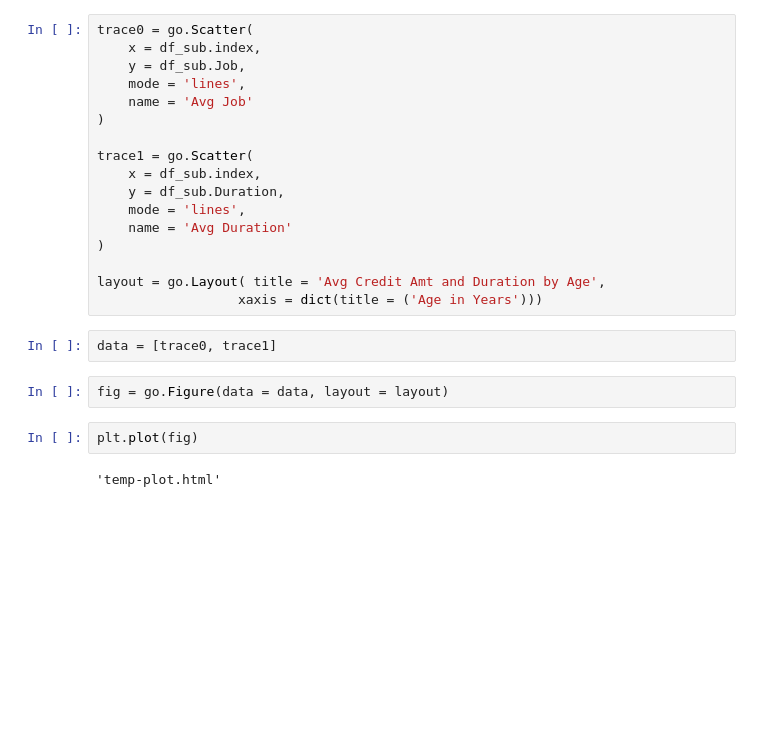
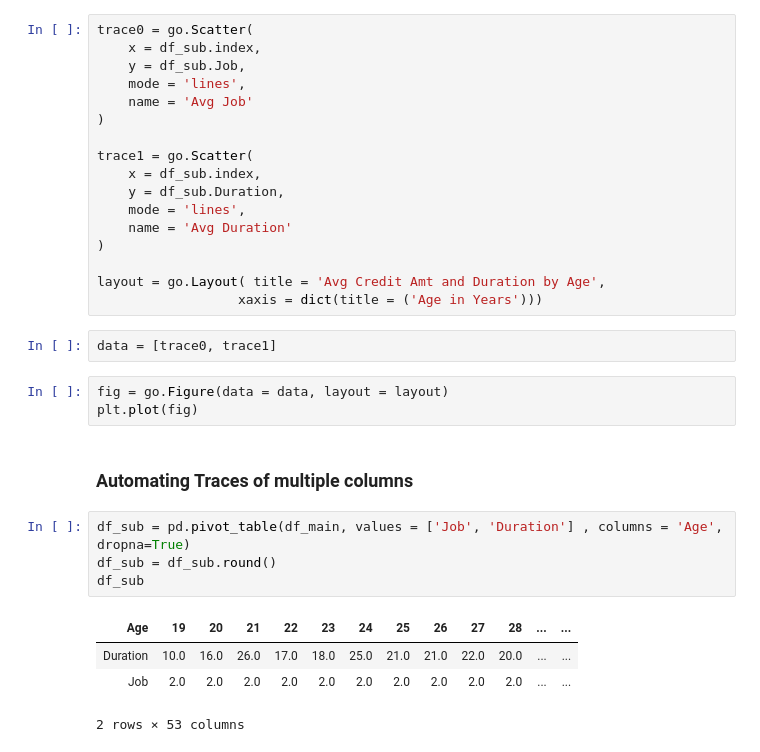
Before and after one commit to sujaytalesara/Data_Visualization_Plotly, a Jupyter notebook: File_1.ipynb, the cells around one changed output. Cells and saved outputs as stored; diff of their text form; blank space fills up the shorter version.

```diff
--- a/File_1.ipynb
+++ b/File_1.ipynb
@@ -248,7 +248,15 @@ layout = go.Layout( title = 'Avg Credit Amt and Duration by Age',
 data = [trace0, trace1]
 # %%
 fig = go.Figure(data = data, layout = layout)
+plt.plot(fig)
-# %%
-plt.plot(fig)
-# %% [output]
-'temp-plot.html'
+# %% [markdown]
+### Automating Traces of multiple columns
+# %%
+df_sub = pd.pivot_table(df_main, values = ['Job', 'Duration'] , columns = 'Age', dropna=True)
+df_sub = df_sub.round()
+df_sub
+# %% [output]
+| Age | 19 | 20 | 21 | 22 | 23 | 24 | 25 | 26 | 27 | 28 | ... | ... |
+| Duration | 10.0 | 16.0 | 26.0 | 17.0 | 18.0 | 25.0 | 21.0 | 21.0 | 22.0 | 20.0 | ... | ... |
+| Job | 2.0 | 2.0 | 2.0 | 2.0 | 2.0 | 2.0 | 2.0 | 2.0 | 2.0 | 2.0 | ... | ... |
+2 rows × 53 columns
```
Also changed, not shown: parts of 5 cells of this notebook.
